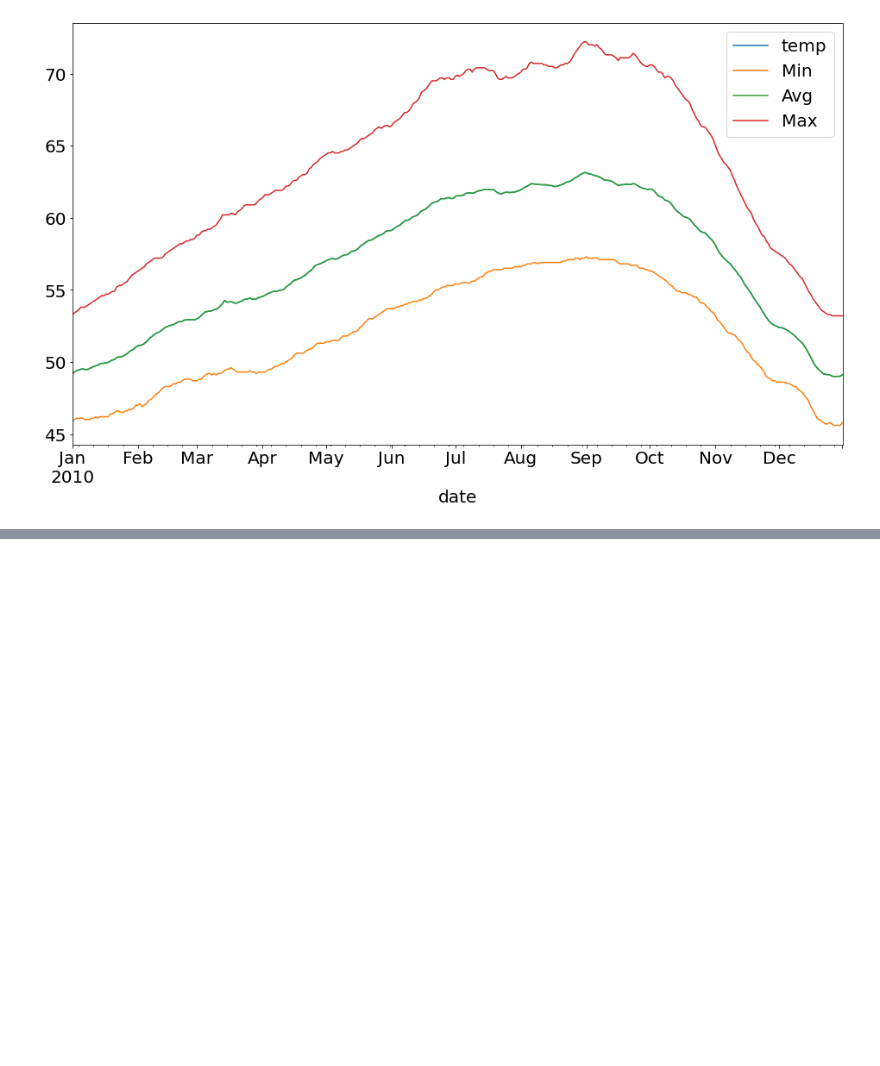
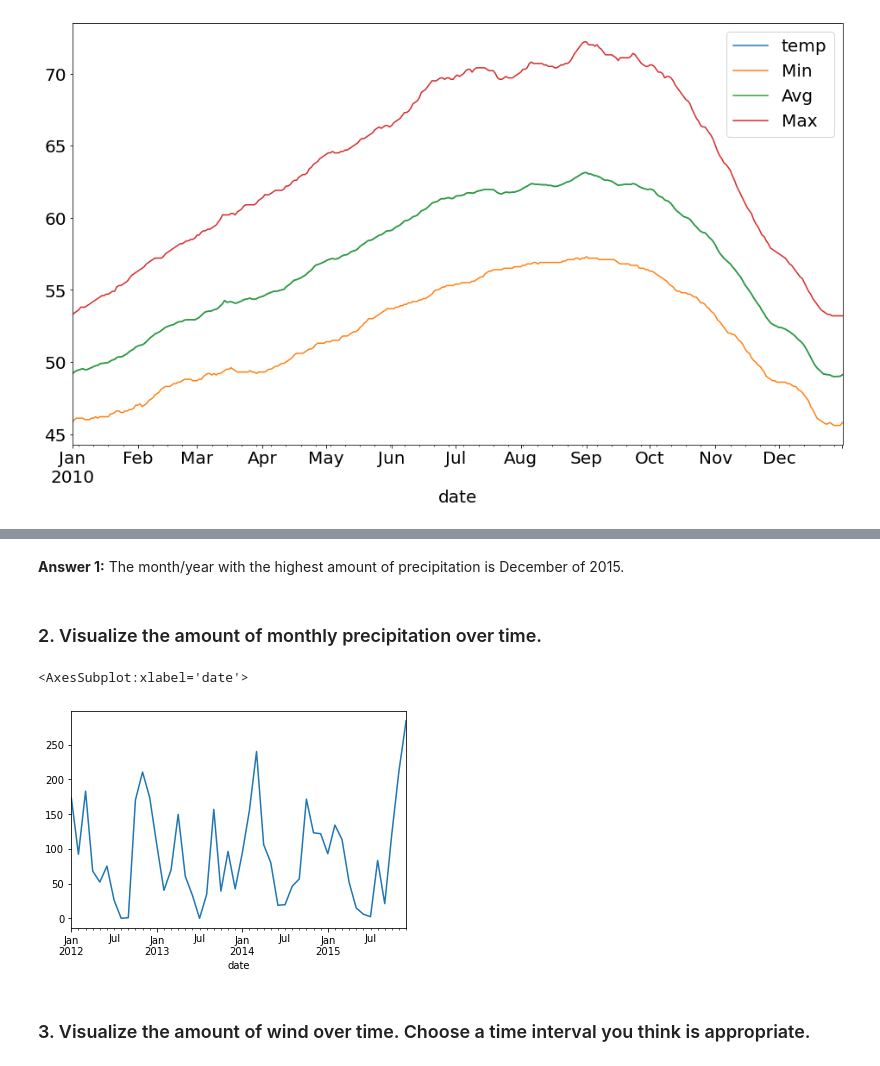
Before and after one commit to SchneemannDavid/time-series-exercises, a Jupyter notebook: exercises/working_with_time-series-data.ipynb, the cells around one changed output, grey strips where cells are left out. Saved outputs shown, nothing was run; the diff lists cells and outputs as text; code cells hidden in the pictures; blank space fills up the shorter version.

Commit message:
working_with_time_series_ex progress

```diff
--- a/exercises/working_with_time-series-data.ipynb
+++ b/exercises/working_with_time-series-data.ipynb
@@ -350,0 +410,2 @@ plt.show()
+# %%
+weather = weather.set_index('date').sort_index()
@@ -350,0 +429,4 @@ plt.show()
+# %%
+weather['month'] = weather.index.month_name()
+# %%
+weather['year'] = weather.index.year
@@ -350,0 +473,2 @@ plt.show()
+# %%
+resample_month = weather.resample('M').sum()
@@ -350,0 +500,13 @@ plt.show()
+# %% [markdown]
+**Answer 1:**
+The month/year with the highest amount of precipitation is December of 2015.
+# %% [markdown]
+### 2. Visualize the amount of monthly precipitation over time.
+# %%
+# Plots monthly sum of precipitation over time
+resample_month.precipitation.plot()
+# %% [output]
+<AxesSubplot:xlabel='date'>
+[figure, added]
+# %% [markdown]
+### 3. Visualize the amount of wind over time. Choose a time interval you think is appropriate.
```
Also changed, not shown: parts of 21 cells of this notebook.
